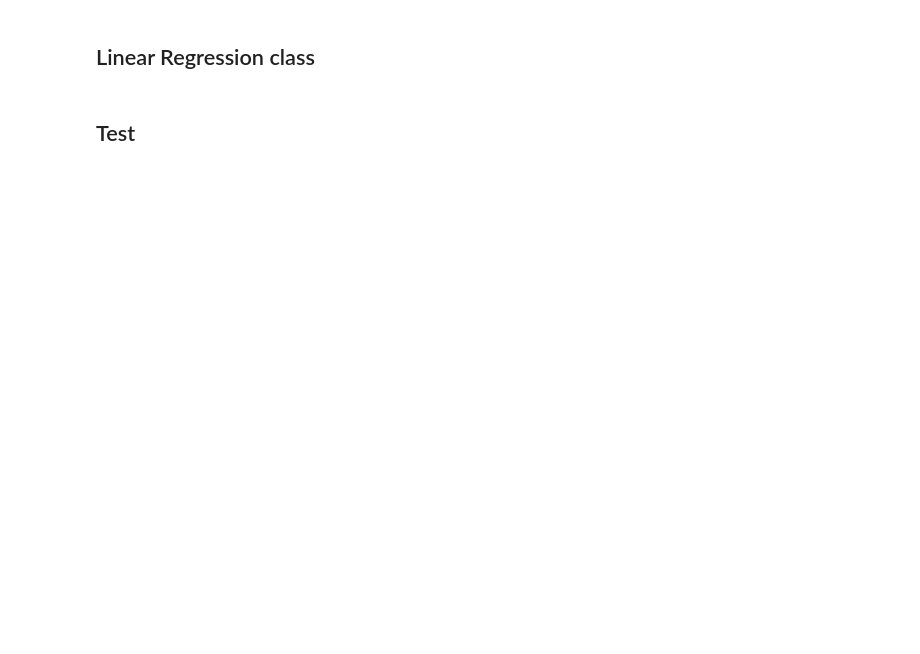
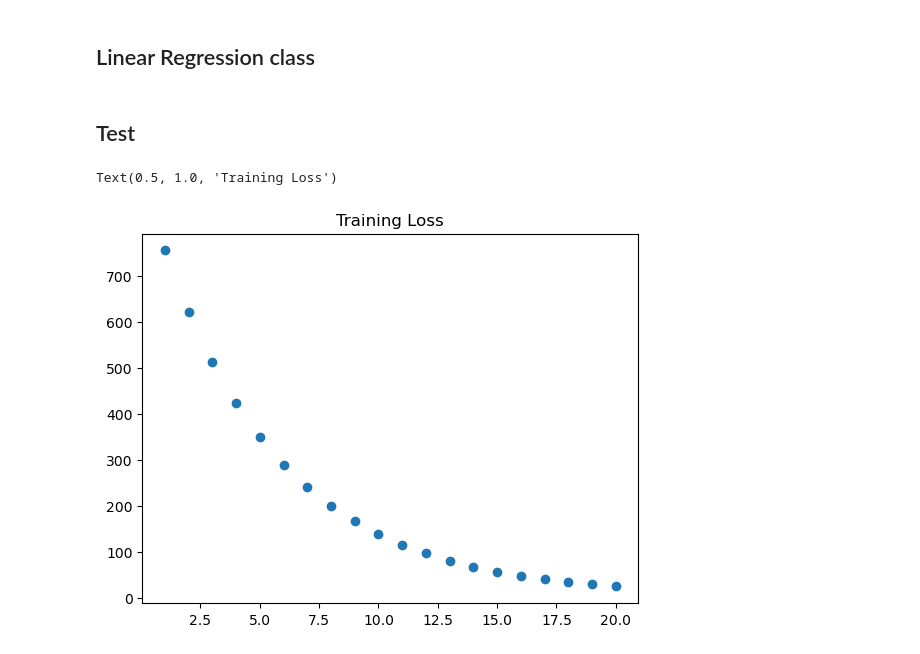
Before and after one commit to mz2300/ml-algorithms_from_scratch, a Jupyter notebook: 1. Linear Regression.ipynb, the cells around one changed output. Drawn from its saved outputs; the diff is of its cells as text; code cells hidden in the pictures; blank space fills up the shorter version.

```diff
--- a/1. Linear Regression.ipynb
+++ b/1. Linear Regression.ipynb
@@ -70,7 +76,13 @@ X, y = make_regression(n_samples = 20,
                        random_state = 42)
 # %%
 lr = LinearRegression()
-lr.fit(X, y)
+history = lr.fit(X, y)
+
+plt.scatter(range(1, len(history) + 1), history)
+plt.title("Training Loss")
+# %% [output]
+Text(0.5, 1.0, 'Training Loss')
+[figure, added]
 # %%
 plt.scatter(X, y)
 plt.plot(X, lr.w[0] + lr.w[1] * X, color = 'r', label = 'Regression line')
```
Also changed, not shown: parts of 3 cells of this notebook.
